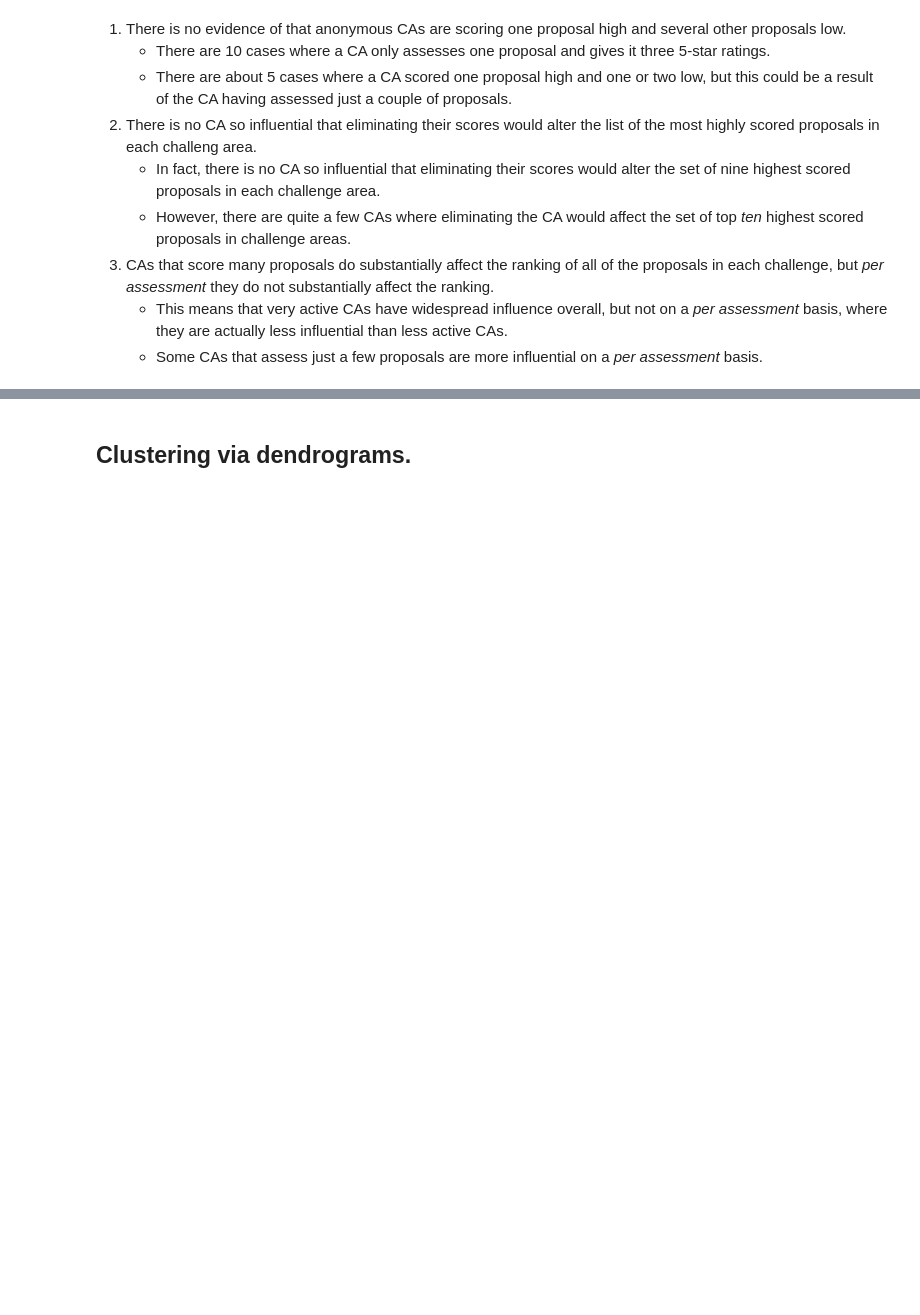
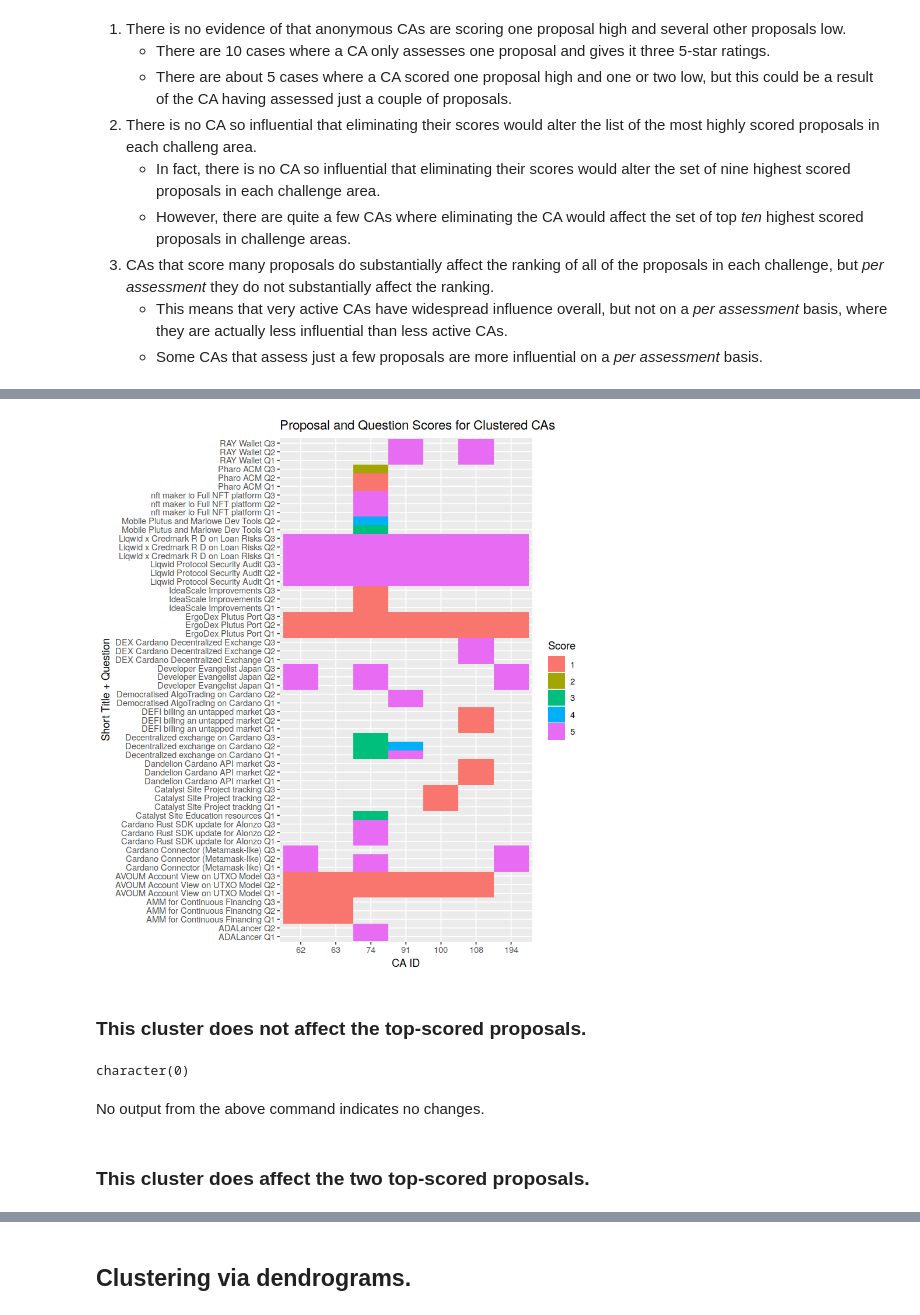
Before and after one commit to bwbush/catalyst-assessment-analyses, a Jupyter notebook: f5-exploratory-analysis.ipynb, the cells around one changed output, grey strips where cells are left out. Saved outputs shown, nothing was run; the diff lists cells and outputs as text; code cells hidden in the pictures; blank space fills up the shorter version.

```diff
--- a/f5-exploratory-analysis.ipynb
+++ b/f5-exploratory-analysis.ipynb
@@ -400,0 +408,30 @@ bf <- topRanked(f5, 2)
+# %%
+options(repr.plot.height=8)
+ggplot(
+    f5[
+        `CA ID` %in% f5cluster,
+        .(
+        `CA ID` = factor(`CA ID`),
+        `Short Title + Question` = factor(paste(`Short Title`, " Q", `Question ID`, sep = "")),
+        `Score` = factor(`Score`)
+        )
+    ],
+    aes(x = `CA ID`, y = `Short Title + Question`, fill = `Score`)
+) +
+geom_tile() +
+ggtitle("Proposal and Question Scores for Clustered CAs")
+options(repr.plot.height=4)
+# %% [output]
+[figure, added]
+# %% [markdown]
+### This cluster does not affect the top-scored proposals.
+# %%
+f5topWithCluster    <- topRanked(f5, 1)
+f5topWithoutCluster <- topRanked(f5[!(`CA ID` %in% f5cluster)], 1)
+setdiff(f5topWithCluster, f5topWithoutCluster)
+# %% [output]
+character(0)
+# %% [markdown]
+No output from the above command indicates no changes.
+# %% [markdown]
+### This cluster does affect the two top-scored proposals.
```
Also changed, not shown: parts of 25 cells of this notebook, 2 other files.
